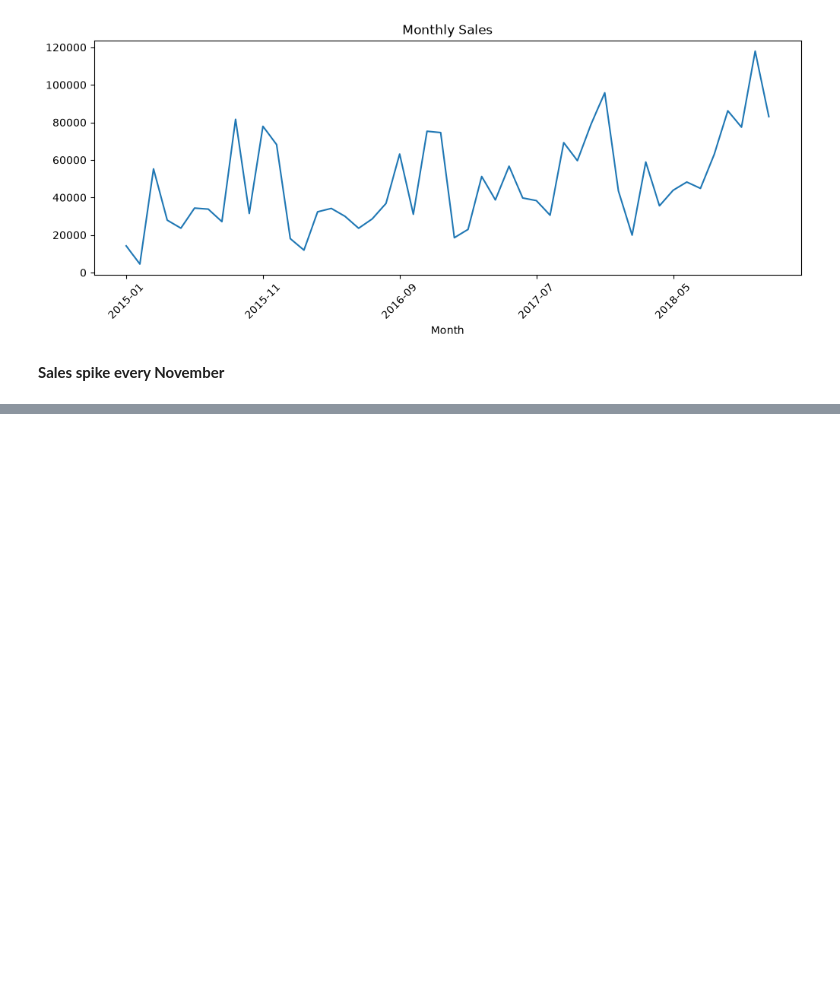
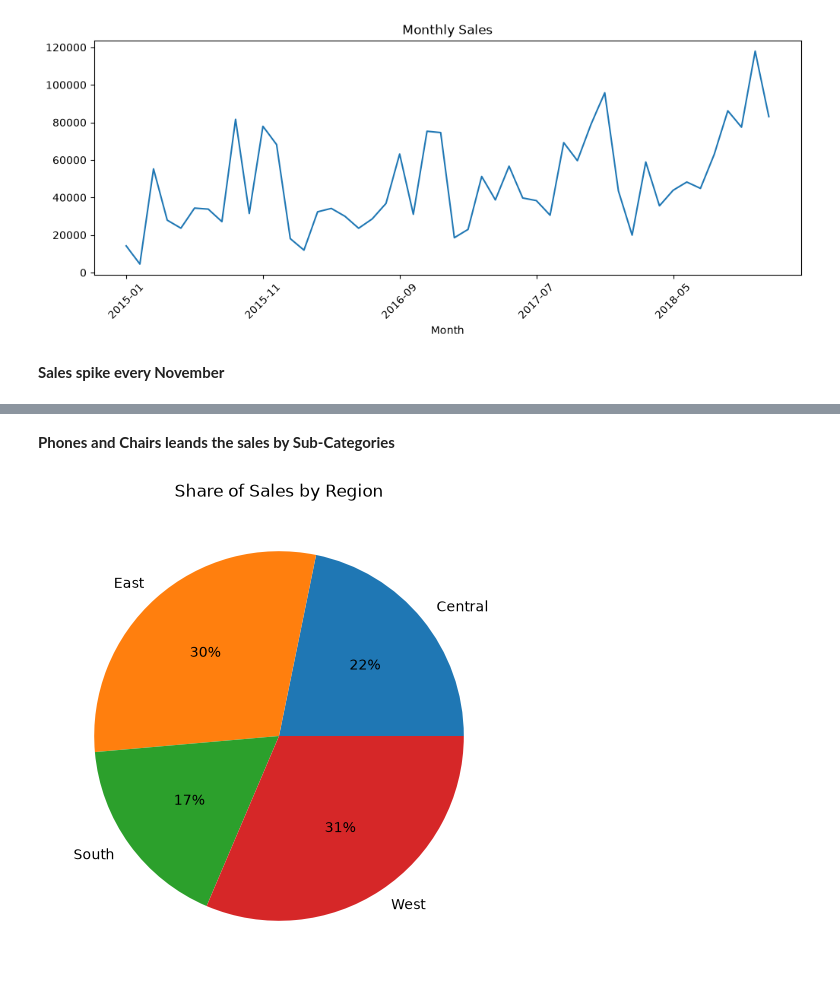
Before and after one commit to PatrickLimbag/retail-sales-analysis, a Jupyter notebook: notebooks/analysis.ipynb, the cells around one changed output, grey strips where cells are left out. Saved outputs shown, nothing was run; the diff lists cells and outputs as text; code cells hidden in the pictures; blank space fills up the shorter version.

```diff
--- a/notebooks/analysis.ipynb
+++ b/notebooks/analysis.ipynb
@@ -67,0 +101,9 @@ plt.show()
+# %% [markdown]
+**Phones and Chairs leands the sales by Sub-Categories**
+# %%
+df.groupby("Region")["Sales"].sum().plot(kind="pie", autopct="%1.0f%%", figsize=(6, 6))
+plt.title("Share of Sales by Region")
+plt.ylabel("")
+plt.show()
+# %% [output]
+[figure, added]
```
Also changed, not shown: parts of 10 cells of this notebook.
